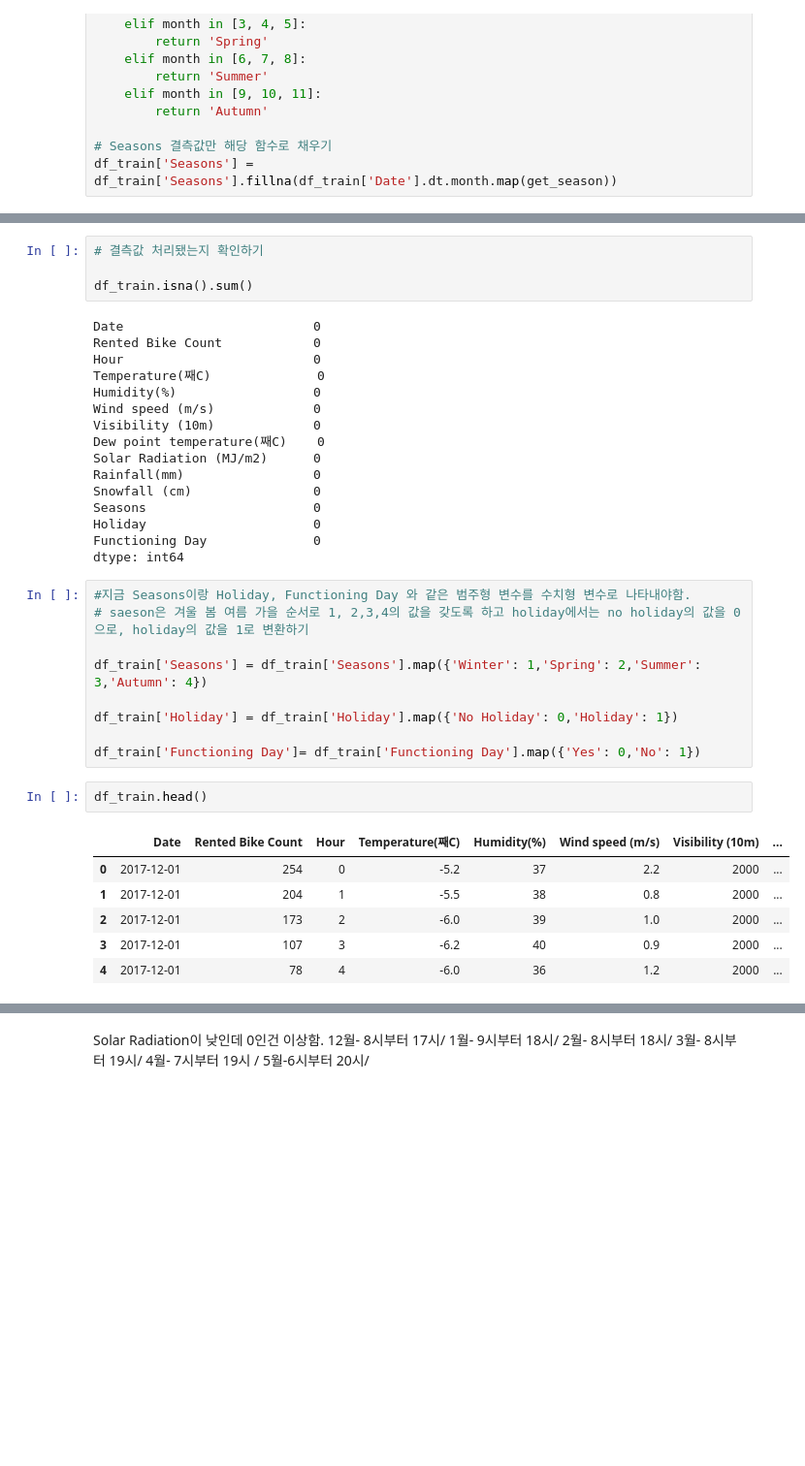
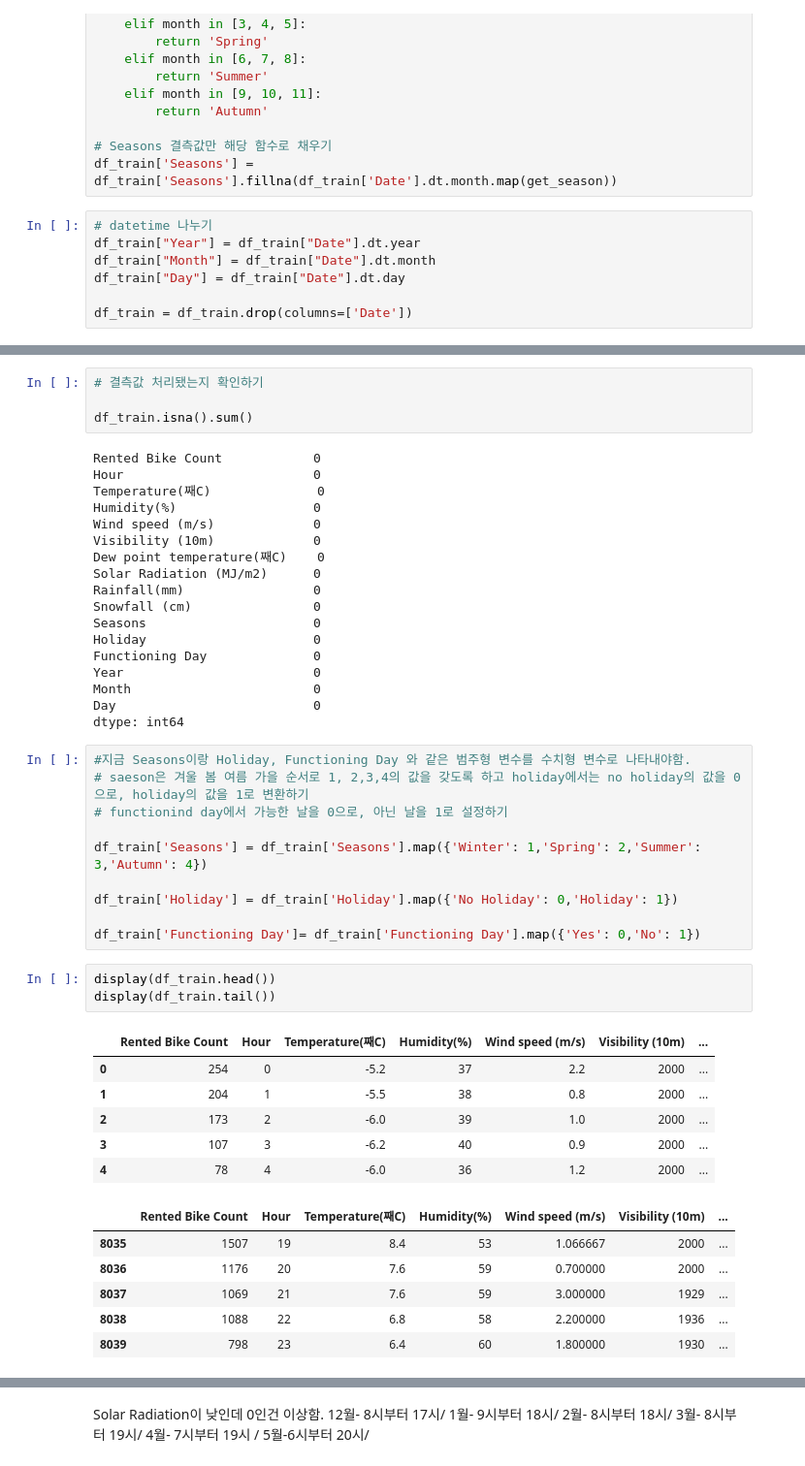
Before and after one commit to TAYKang1008/BAF-17-FRESH-Edu, a Jupyter notebook: 17기_신입교육세션_과제4_강태희.ipynb, the cells around one changed output, grey strips where cells are left out. Shown at 97% size. Saved outputs shown, nothing was run; the diff lists cells and outputs as text; blank space fills up the shorter version.

```diff
--- a/17기_신입교육세션_과제4_강태희.ipynb
+++ b/17기_신입교육세션_과제4_강태희.ipynb
@@ -116,3 +125,10 @@ def get_season(month):
 
 # Seasons 결측값만 해당 함수로 채우기
 df_train['Seasons'] = df_train['Seasons'].fillna(df_train['Date'].dt.month.map(get_season))
+# %%
+# datetime 나누기
+df_train["Year"] = df_train["Date"].dt.year
+df_train["Month"] = df_train["Date"].dt.month
+df_train["Day"] = df_train["Date"].dt.day
+
+df_train = df_train.drop(columns=['Date'])
@@ -121,7 +146,6 @@ df_train['Seasons'] = df_train['Seasons'].fillna(df_train['Date'].dt.month.map(g
 
 df_train.isna().sum()
 # %% [output]
-Date                         0
 Rented Bike Count            0
 Hour                         0
 Temperature(째C)              0
@@ -135,10 +159,14 @@ Snowfall (cm)                0
 Seasons                      0
 Holiday                      0
 Functioning Day              0
+Year                         0
+Month                        0
+Day                          0
 dtype: int64
 # %%
 #지금 Seasons이랑 Holiday, Functioning Day 와 같은 범주형 변수를 수치형 변수로 나타내야함.
 # saeson은 겨울 봄 여름 가을 순서로 1, 2,3,4의 값을 갖도록 하고 holiday에서는 no holiday의 값을 0으로, holiday의 값을 1로 변환하기
+# functionind day에서 가능한 날을 0으로, 아닌 날을 1로 설정하기
 
 df_train['Seasons'] = df_train['Seasons'].map({'Winter': 1,'Spring': 2,'Summer': 3,'Autumn': 4})
 
@@ -146,11 +174,18 @@ df_train['Holiday'] = df_train['Holiday'].map({'No Holiday': 0,'Holiday': 1})
 
 df_train['Functioning Day']= df_train['Functioning Day'].map({'Yes': 0,'No': 1})
 # %%
-df_train.head()
+display(df_train.head())
+display(df_train.tail())
 # %% [output]
-|  | Date | Rented Bike Count | Hour | Temperature(째C) | Humidity(%) | Wind speed (m/s) | Visibility (10m) | ... |
-| 0 | 2017-12-01 | 254 | 0 | -5.2 | 37 | 2.2 | 2000 | ... |
-| 1 | 2017-12-01 | 204 | 1 | -5.5 | 38 | 0.8 | 2000 | ... |
-| 2 | 2017-12-01 | 173 | 2 | -6.0 | 39 | 1.0 | 2000 | ... |
-| 3 | 2017-12-01 | 107 | 3 | -6.2 | 40 | 0.9 | 2000 | ... |
-| 4 | 2017-12-01 | 78 | 4 | -6.0 | 36 | 1.2 | 2000 | ... |
+|  | Rented Bike Count | Hour | Temperature(째C) | Humidity(%) | Wind speed (m/s) | Visibility (10m) | ... |
+| 0 | 254 | 0 | -5.2 | 37 | 2.2 | 2000 | ... |
+| 1 | 204 | 1 | -5.5 | 38 | 0.8 | 2000 | ... |
+| 2 | 173 | 2 | -6.0 | 39 | 1.0 | 2000 | ... |
+| 3 | 107 | 3 | -6.2 | 40 | 0.9 | 2000 | ... |
+| 4 | 78 | 4 | -6.0 | 36 | 1.2 | 2000 | ... |
+|  | Rented Bike Count | Hour | Temperature(째C) | Humidity(%) | Wind speed (m/s) | Visibility (10m) | ... |
+| 8035 | 1507 | 19 | 8.4 | 53 | 1.066667 | 2000 | ... |
+| 8036 | 1176 | 20 | 7.6 | 59 | 0.700000 | 2000 | ... |
+| 8037 | 1069 | 21 | 7.6 | 59 | 3.000000 | 1929 | ... |
+| 8038 | 1088 | 22 | 6.8 | 58 | 2.200000 | 1936 | ... |
+| 8039 | 798 | 23 | 6.4 | 60 | 1.800000 | 1930 | ... |
```
Also changed, not shown: parts of 69 cells of this notebook.
